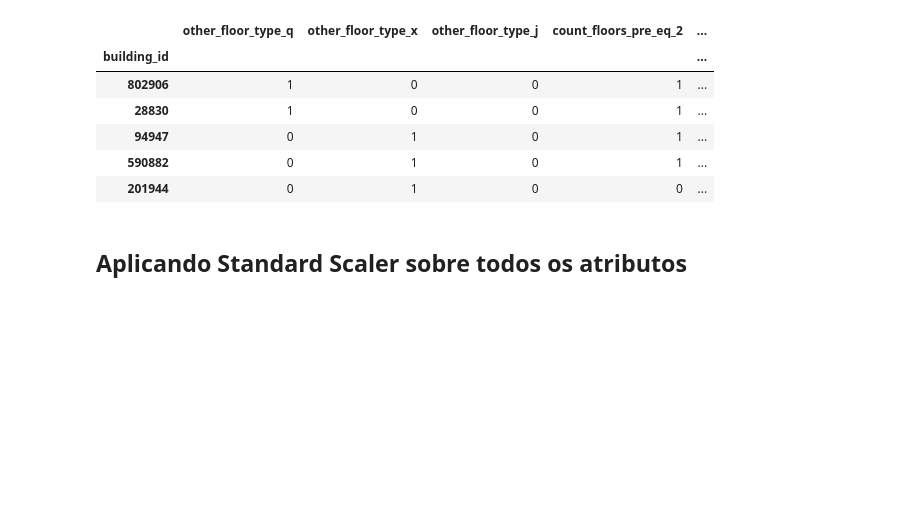
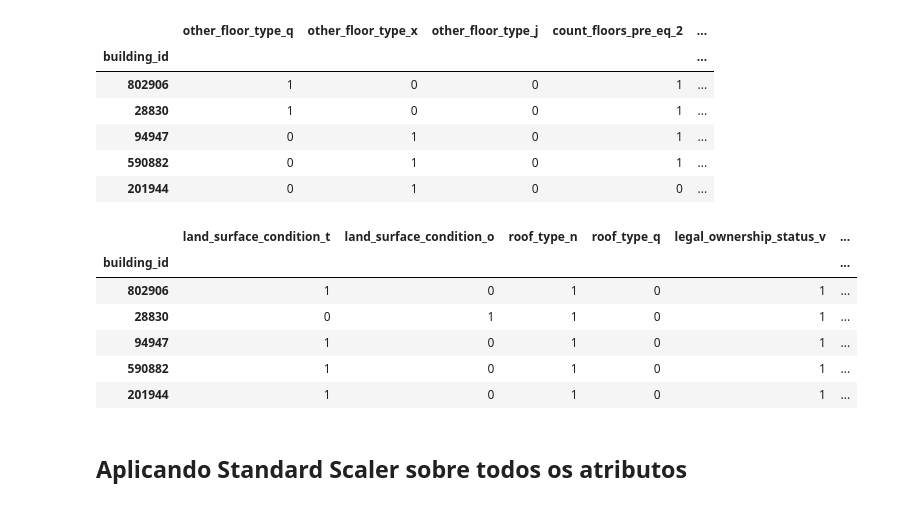
Before and after one commit to Carne-de-Pescoco/Modeling-Earthquake, a Jupyter notebook: notebooks/2_data_preparation_OHE_suto.ipynb, the cells around one changed output. Cells and saved outputs as stored; diff of their text form; code cells hidden in the pictures; blank space fills up the shorter version.

```diff
--- a/notebooks/2_data_preparation_OHE_suto.ipynb
+++ b/notebooks/2_data_preparation_OHE_suto.ipynb
@@ -157,6 +174,33 @@ X_train_target_encoding[lst_ohe_encoded_columns].head()
 | 94947 | 0 | 1 | 0 | 1 | ... |
 | 590882 | 0 | 1 | 0 | 1 | ... |
 | 201944 | 0 | 1 | 0 | 0 | ... |
+# %%
+# Adicionando os atributos que passaram pelo Rare Label Encoding:
+# lst_features_target_encoding.extend(lst_features_rare_label_encoding)
+# lst_features_target_encoding = list(set(lst_features_target_encoding))
+
+ohe_hot_encoder = ce.OneHotCategoricalEncoder(top_categories=None,
+                                              variables=lst_features_target_encoding,
+                                              drop_last=True)
+
+ohe_hot_encoder.fit(X_train)
+
+X_train_target_encoding = ohe_hot_encoder.transform(X_train)
+
+# Criando lista com colunas que passaram pelo OHE:
+lst_ohe_encoded_columns = []
+for item in lst_features_target_encoding:
+    lst_ohe_encoded_columns.extend([coluna for coluna in X_train_target_encoding.columns if item in coluna])
+
+X_train_target_encoding[lst_ohe_encoded_columns].head()
+# %% [output]
+|  | land_surface_condition_t | land_surface_condition_o | roof_type_n | roof_type_q | legal_ownership_status_v | ... |
+| building_id |  |  |  |  |  | ... |
+| 802906 | 1 | 0 | 1 | 0 | 1 | ... |
+| 28830 | 0 | 1 | 1 | 0 | 1 | ... |
+| 94947 | 1 | 0 | 1 | 0 | 1 | ... |
+| 590882 | 1 | 0 | 1 | 0 | 1 | ... |
+| 201944 | 1 | 0 | 1 | 0 | 1 | ... |
 # %% [markdown]
 ## Aplicando Standard Scaler sobre todos os atributos
 # %%
```
Also changed, not shown: parts of 8 cells of this notebook, 8 other files.
